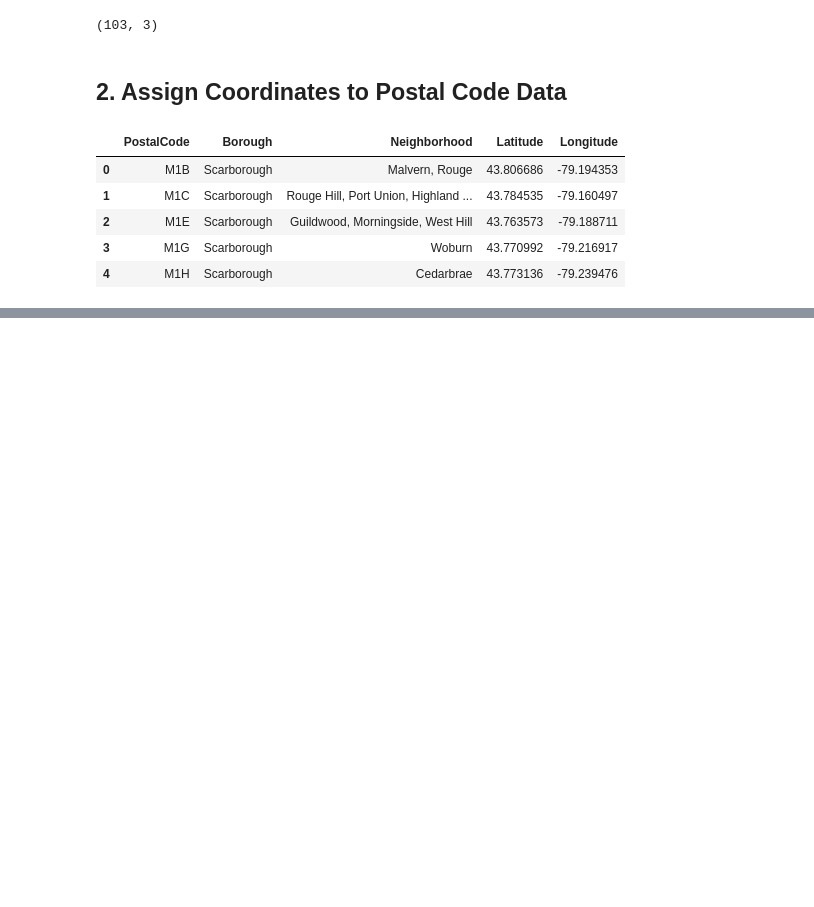
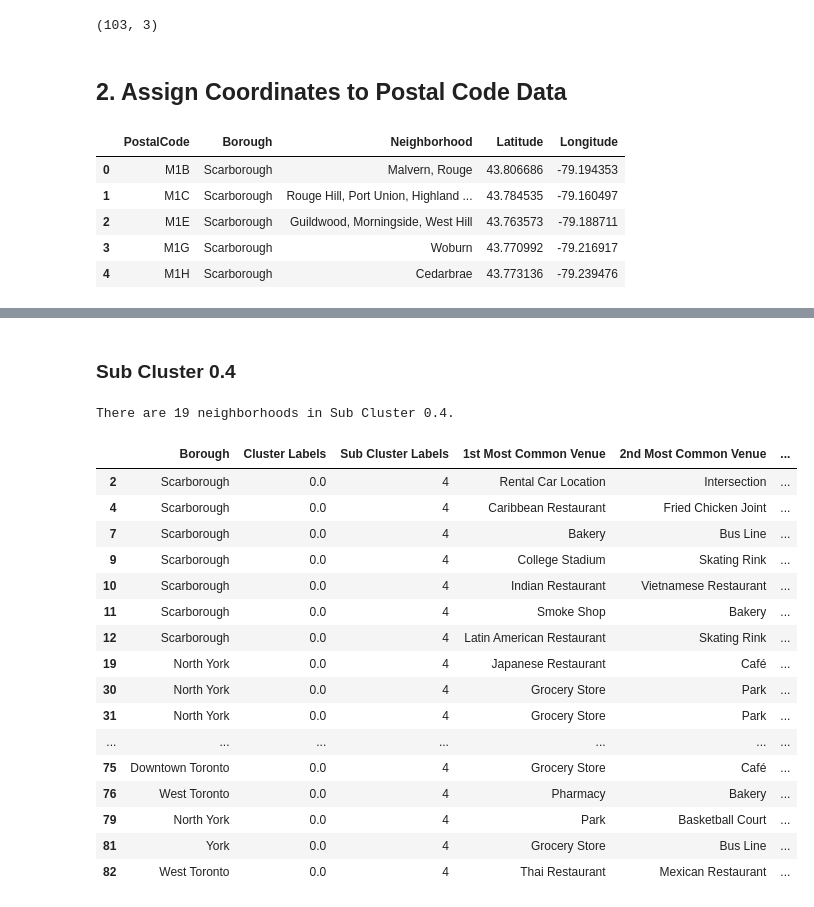
Before and after one commit to mharrisonfranco/Coursera_Capstone, a Jupyter notebook: Segmentation_and_Clustering_Neighborhoods_Toronto.ipynb, the cells around one changed output, grey strips where cells are left out. Drawn from its saved outputs; the diff is of its cells as text; code cells hidden in the pictures; blank space fills up the shorter version.

```diff
--- a/Segmentation_and_Clustering_Neighborhoods_Toronto.ipynb
+++ b/Segmentation_and_Clustering_Neighborhoods_Toronto.ipynb
@@ -77,0 +505,24 @@ df_pc_coords.head()
+# %% [markdown]
+### Sub Cluster 0.4
+# %%
+print('There are',len(cluster_0.loc[cluster_0['Sub Cluster Labels'] == 4]),'neighborhoods in Sub Cluster 0.4.')
+cluster_0.loc[cluster_0['Sub Cluster Labels'] == 4, cluster_0.columns[[2] + [6] + [0] + list(range(7, cluster_0.shape[1]))]]
+# %% [output]
+There are 19 neighborhoods in Sub Cluster 0.4.
+|  | Borough | Cluster Labels | Sub Cluster Labels | 1st Most Common Venue | 2nd Most Common Venue | ... |
+| 2 | Scarborough | 0.0 | 4 | Rental Car Location | Intersection | ... |
+| 4 | Scarborough | 0.0 | 4 | Caribbean Restaurant | Fried Chicken Joint | ... |
+| 7 | Scarborough | 0.0 | 4 | Bakery | Bus Line | ... |
+| 9 | Scarborough | 0.0 | 4 | College Stadium | Skating Rink | ... |
+| 10 | Scarborough | 0.0 | 4 | Indian Restaurant | Vietnamese Restaurant | ... |
+| 11 | Scarborough | 0.0 | 4 | Smoke Shop | Bakery | ... |
+| 12 | Scarborough | 0.0 | 4 | Latin American Restaurant | Skating Rink | ... |
+| 19 | North York | 0.0 | 4 | Japanese Restaurant | Café | ... |
+| 30 | North York | 0.0 | 4 | Grocery Store | Park | ... |
+| 31 | North York | 0.0 | 4 | Grocery Store | Park | ... |
+| ... | ... | ... | ... | ... | ... | ... |
+| 75 | Downtown Toronto | 0.0 | 4 | Grocery Store | Café | ... |
+| 76 | West Toronto | 0.0 | 4 | Pharmacy | Bakery | ... |
+| 79 | North York | 0.0 | 4 | Park | Basketball Court | ... |
+| 81 | York | 0.0 | 4 | Grocery Store | Bus Line | ... |
+| 82 | West Toronto | 0.0 | 4 | Thai Restaurant | Mexican Restaurant | ... |
```
Also changed, not shown: parts of 46 cells of this notebook.
